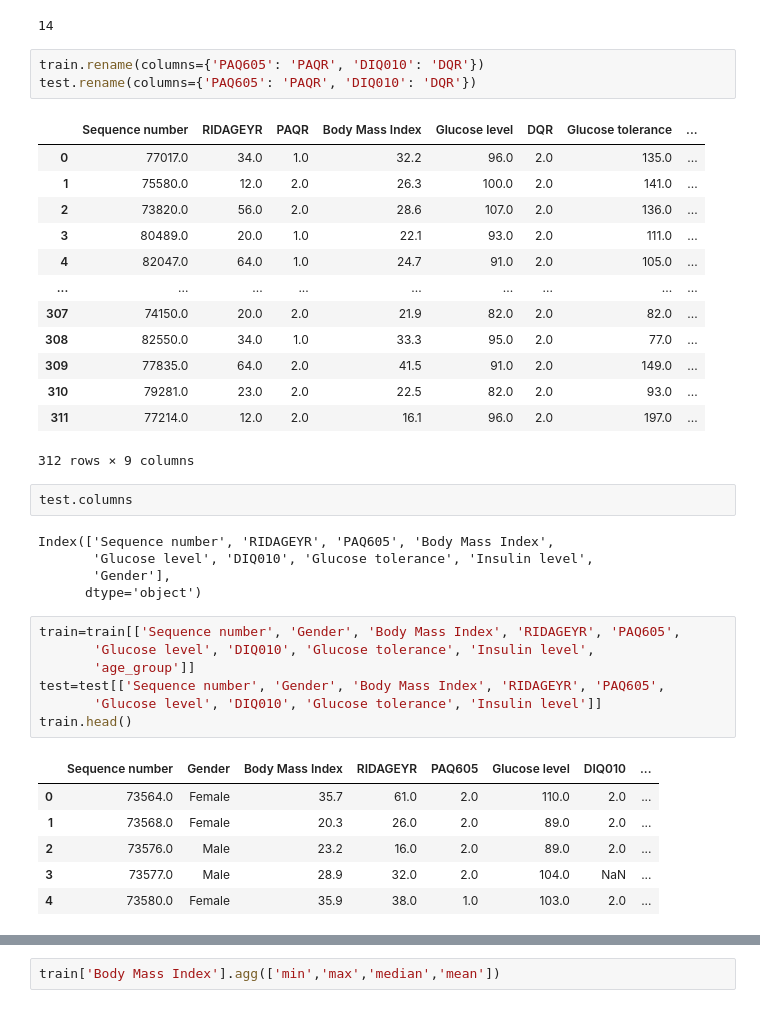
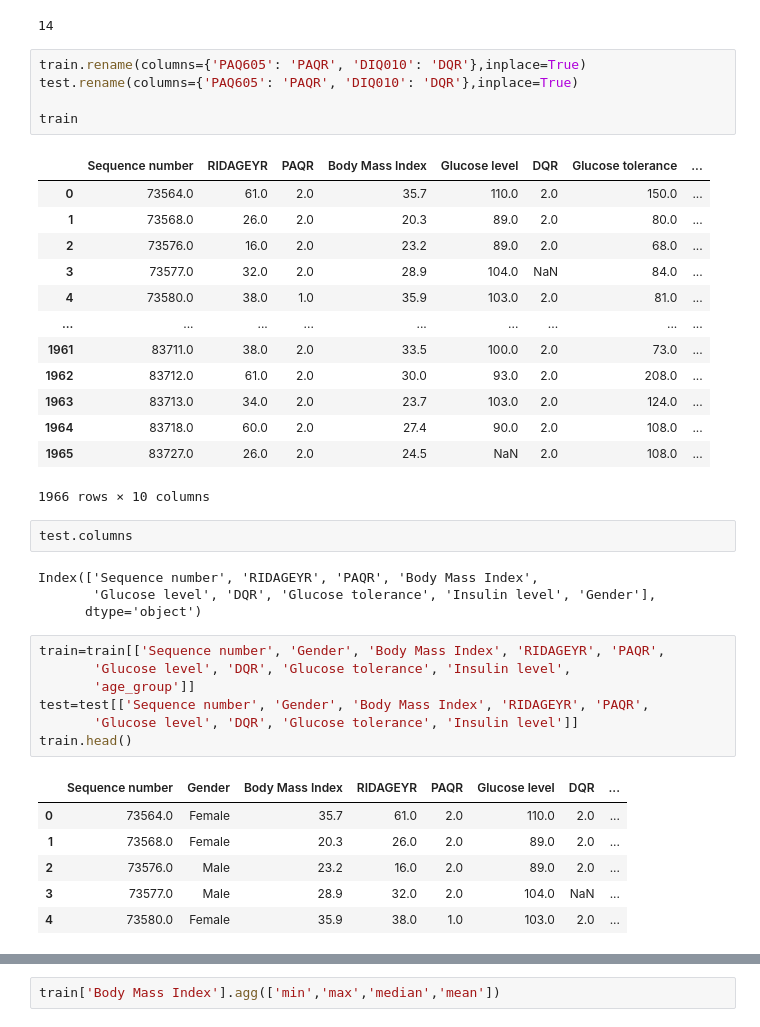
Before and after one commit to umang23567/IITG-Summer-25-Data-Analytics, a Jupyter notebook: Nutrition & Health Survey – Age Prediction Challenge/EDA.ipynb, the cells around one changed output, grey strips where cells are left out. Cells and saved outputs as stored; diff of their text form.

```diff
--- a/Nutrition & Health Survey – Age Prediction Challenge/EDA.ipynb
+++ b/Nutrition & Health Survey – Age Prediction Challenge/EDA.ipynb
@@ -73,38 +72,39 @@ train['age_group'].isnull().sum()
 # %% [output]
 14
 # %%
-train.rename(columns={'PAQ605': 'PAQR', 'DIQ010': 'DQR'})
-test.rename(columns={'PAQ605': 'PAQR', 'DIQ010': 'DQR'})
+train.rename(columns={'PAQ605': 'PAQR', 'DIQ010': 'DQR'},inplace=True)
+test.rename(columns={'PAQ605': 'PAQR', 'DIQ010': 'DQR'},inplace=True)
+
+train
 # %% [output]
 |  | Sequence number | RIDAGEYR | PAQR | Body Mass Index | Glucose level | DQR | Glucose tolerance | ... |
-| 0 | 77017.0 | 34.0 | 1.0 | 32.2 | 96.0 | 2.0 | 135.0 | ... |
-| 1 | 75580.0 | 12.0 | 2.0 | 26.3 | 100.0 | 2.0 | 141.0 | ... |
-| 2 | 73820.0 | 56.0 | 2.0 | 28.6 | 107.0 | 2.0 | 136.0 | ... |
-| 3 | 80489.0 | 20.0 | 1.0 | 22.1 | 93.0 | 2.0 | 111.0 | ... |
-| 4 | 82047.0 | 64.0 | 1.0 | 24.7 | 91.0 | 2.0 | 105.0 | ... |
+| 0 | 73564.0 | 61.0 | 2.0 | 35.7 | 110.0 | 2.0 | 150.0 | ... |
+| 1 | 73568.0 | 26.0 | 2.0 | 20.3 | 89.0 | 2.0 | 80.0 | ... |
+| 2 | 73576.0 | 16.0 | 2.0 | 23.2 | 89.0 | 2.0 | 68.0 | ... |
+| 3 | 73577.0 | 32.0 | 2.0 | 28.9 | 104.0 | NaN | 84.0 | ... |
+| 4 | 73580.0 | 38.0 | 1.0 | 35.9 | 103.0 | 2.0 | 81.0 | ... |
 | ... | ... | ... | ... | ... | ... | ... | ... | ... |
-| 307 | 74150.0 | 20.0 | 2.0 | 21.9 | 82.0 | 2.0 | 82.0 | ... |
-| 308 | 82550.0 | 34.0 | 1.0 | 33.3 | 95.0 | 2.0 | 77.0 | ... |
-| 309 | 77835.0 | 64.0 | 2.0 | 41.5 | 91.0 | 2.0 | 149.0 | ... |
-| 310 | 79281.0 | 23.0 | 2.0 | 22.5 | 82.0 | 2.0 | 93.0 | ... |
-| 311 | 77214.0 | 12.0 | 2.0 | 16.1 | 96.0 | 2.0 | 197.0 | ... |
+| 1961 | 83711.0 | 38.0 | 2.0 | 33.5 | 100.0 | 2.0 | 73.0 | ... |
+| 1962 | 83712.0 | 61.0 | 2.0 | 30.0 | 93.0 | 2.0 | 208.0 | ... |
+| 1963 | 83713.0 | 34.0 | 2.0 | 23.7 | 103.0 | 2.0 | 124.0 | ... |
+| 1964 | 83718.0 | 60.0 | 2.0 | 27.4 | 90.0 | 2.0 | 108.0 | ... |
+| 1965 | 83727.0 | 26.0 | 2.0 | 24.5 | NaN | 2.0 | 108.0 | ... |
-312 rows × 9 columns
+1966 rows × 10 columns
 # %%
 test.columns
 # %% [output]
-Index(['Sequence number', 'RIDAGEYR', 'PAQ605', 'Body Mass Index',
-       'Glucose level', 'DIQ010', 'Glucose tolerance', 'Insulin level',
-       'Gender'],
+Index(['Sequence number', 'RIDAGEYR', 'PAQR', 'Body Mass Index',
+       'Glucose level', 'DQR', 'Glucose tolerance', 'Insulin level', 'Gender'],
       dtype='object')
 # %%
-train=train[['Sequence number', 'Gender', 'Body Mass Index', 'RIDAGEYR', 'PAQ605',
-       'Glucose level', 'DIQ010', 'Glucose tolerance', 'Insulin level',
+train=train[['Sequence number', 'Gender', 'Body Mass Index', 'RIDAGEYR', 'PAQR',
+       'Glucose level', 'DQR', 'Glucose tolerance', 'Insulin level',
        'age_group']]
-test=test[['Sequence number', 'Gender', 'Body Mass Index', 'RIDAGEYR', 'PAQ605',
-       'Glucose level', 'DIQ010', 'Glucose tolerance', 'Insulin level']]
+test=test[['Sequence number', 'Gender', 'Body Mass Index', 'RIDAGEYR', 'PAQR',
+       'Glucose level', 'DQR', 'Glucose tolerance', 'Insulin level']]
 train.head()
 # %% [output]
-|  | Sequence number | Gender | Body Mass Index | RIDAGEYR | PAQ605 | Glucose level | DIQ010 | ... |
+|  | Sequence number | Gender | Body Mass Index | RIDAGEYR | PAQR | Glucose level | DQR | ... |
 | 0 | 73564.0 | Female | 35.7 | 61.0 | 2.0 | 110.0 | 2.0 | ... |
 | 1 | 73568.0 | Female | 20.3 | 26.0 | 2.0 | 89.0 | 2.0 | ... |
 | 2 | 73576.0 | Male | 23.2 | 16.0 | 2.0 | 89.0 | 2.0 | ... |
```
Also changed, not shown: parts of 16 cells of this notebook, 1 other file.
